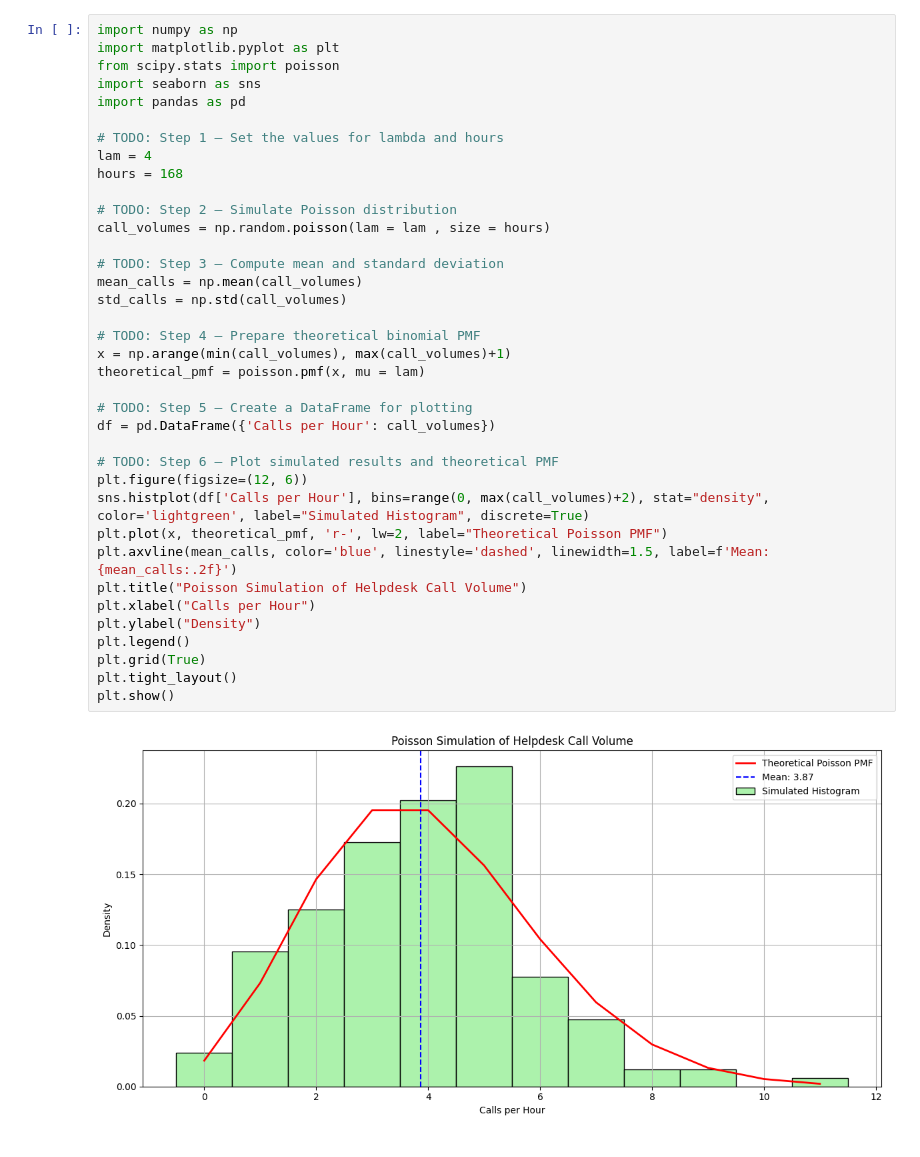
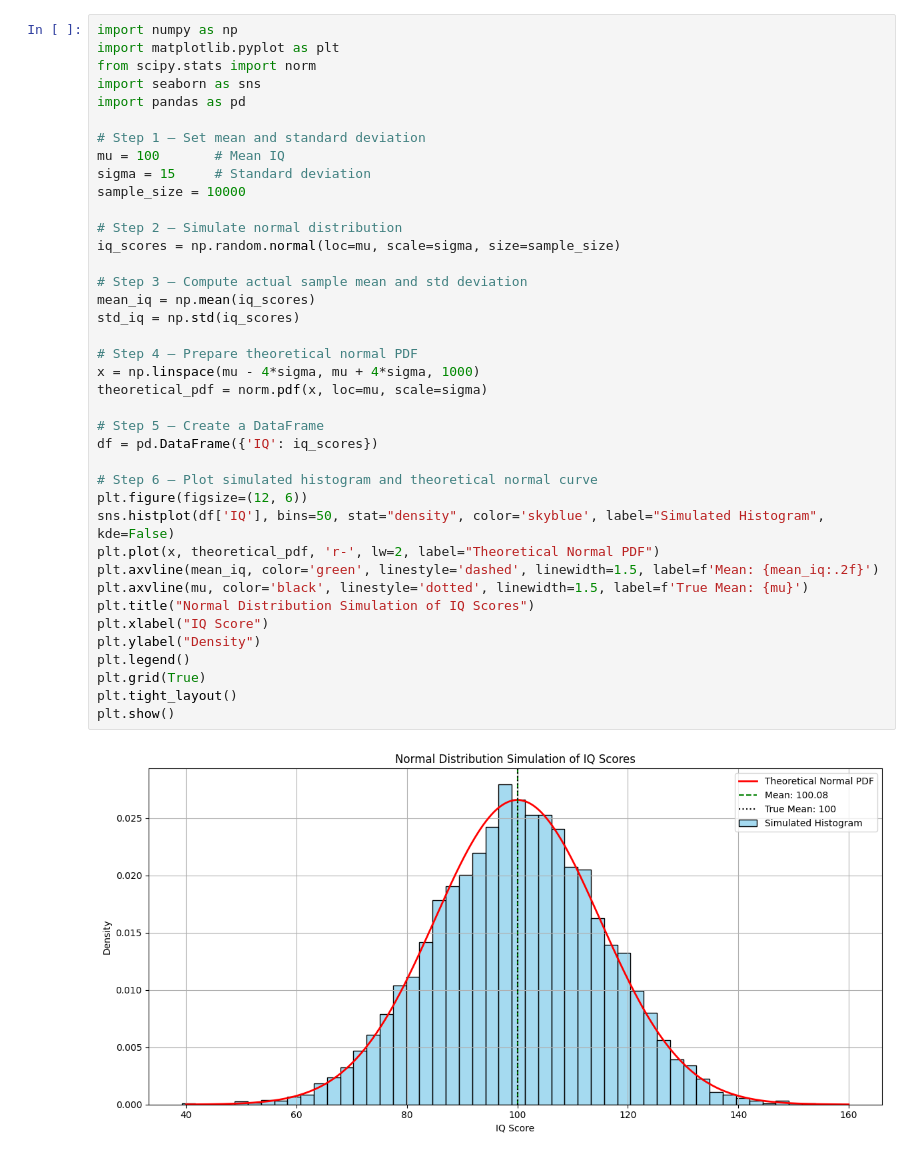
Before and after one commit to jeetsaha1/Math-Assignment-ADN-Sir-, a Jupyter notebook: Assignment 3/normal_student_version_py[1].ipynb, the cells around one changed output. Cells and saved outputs as stored; diff of their text form.

```diff
--- a/Assignment 3/normal_student_version_py[1].ipynb
+++ b/Assignment 3/normal_student_version_py[1].ipynb
@@ -1,39 +1,41 @@
 # %%
 import numpy as np
 import matplotlib.pyplot as plt
-from scipy.stats import poisson
+from scipy.stats import norm
 import seaborn as sns
 import pandas as pd
 
-# TODO: Step 1 – Set the values for lambda and hours
-lam = 4
-hours = 168
+# Step 1 – Set mean and standard deviation
+mu = 100       # Mean IQ
+sigma = 15     # Standard deviation
+sample_size = 10000
 
-# TODO: Step 2 – Simulate Poisson distribution
-call_volumes = np.random.poisson(lam = lam , size = hours)
+# Step 2 – Simulate normal distribution
+iq_scores = np.random.normal(loc=mu, scale=sigma, size=sample_size)
 
-# TODO: Step 3 – Compute mean and standard deviation
-mean_calls = np.mean(call_volumes)
-std_calls = np.std(call_volumes)
+# Step 3 – Compute actual sample mean and std deviation
+mean_iq = np.mean(iq_scores)
+std_iq = np.std(iq_scores)
 
-# TODO: Step 4 – Prepare theoretical binomial PMF
-x = np.arange(min(call_volumes), max(call_volumes)+1)
-theoretical_pmf = poisson.pmf(x, mu = lam)
+# Step 4 – Prepare theoretical normal PDF
+x = np.linspace(mu - 4*sigma, mu + 4*sigma, 1000)
+theoretical_pdf = norm.pdf(x, loc=mu, scale=sigma)
 
-# TODO: Step 5 – Create a DataFrame for plotting
-df = pd.DataFrame({'Calls per Hour': call_volumes})
+# Step 5 – Create a DataFrame
+df = pd.DataFrame({'IQ': iq_scores})
 
-# TODO: Step 6 – Plot simulated results and theoretical PMF
+# Step 6 – Plot simulated histogram and theoretical normal curve
 plt.figure(figsize=(12, 6))
-sns.histplot(df['Calls per Hour'], bins=range(0, max(call_volumes)+2), stat="density", color='lightgreen', label="Simulated Histogram", discrete=True)
-plt.plot(x, theoretical_pmf, 'r-', lw=2, label="Theoretical Poisson PMF")
-plt.axvline(mean_calls, color='blue', linestyle='dashed', linewidth=1.5, label=f'Mean: {mean_calls:.2f}')
-plt.title("Poisson Simulation of Helpdesk Call Volume")
-plt.xlabel("Calls per Hour")
+sns.histplot(df['IQ'], bins=50, stat="density", color='skyblue', label="Simulated Histogram", kde=False)
+plt.plot(x, theoretical_pdf, 'r-', lw=2, label="Theoretical Normal PDF")
+plt.axvline(mean_iq, color='green', linestyle='dashed', linewidth=1.5, label=f'Mean: {mean_iq:.2f}')
+plt.axvline(mu, color='black', linestyle='dotted', linewidth=1.5, label=f'True Mean: {mu}')
+plt.title("Normal Distribution Simulation of IQ Scores")
+plt.xlabel("IQ Score")
 plt.ylabel("Density")
 plt.legend()
 plt.grid(True)
 plt.tight_layout()
 plt.show()
 # %% [output]
-[figure, old version]
+[figure, new version]
```
Also changed, not shown: 9 other files.
